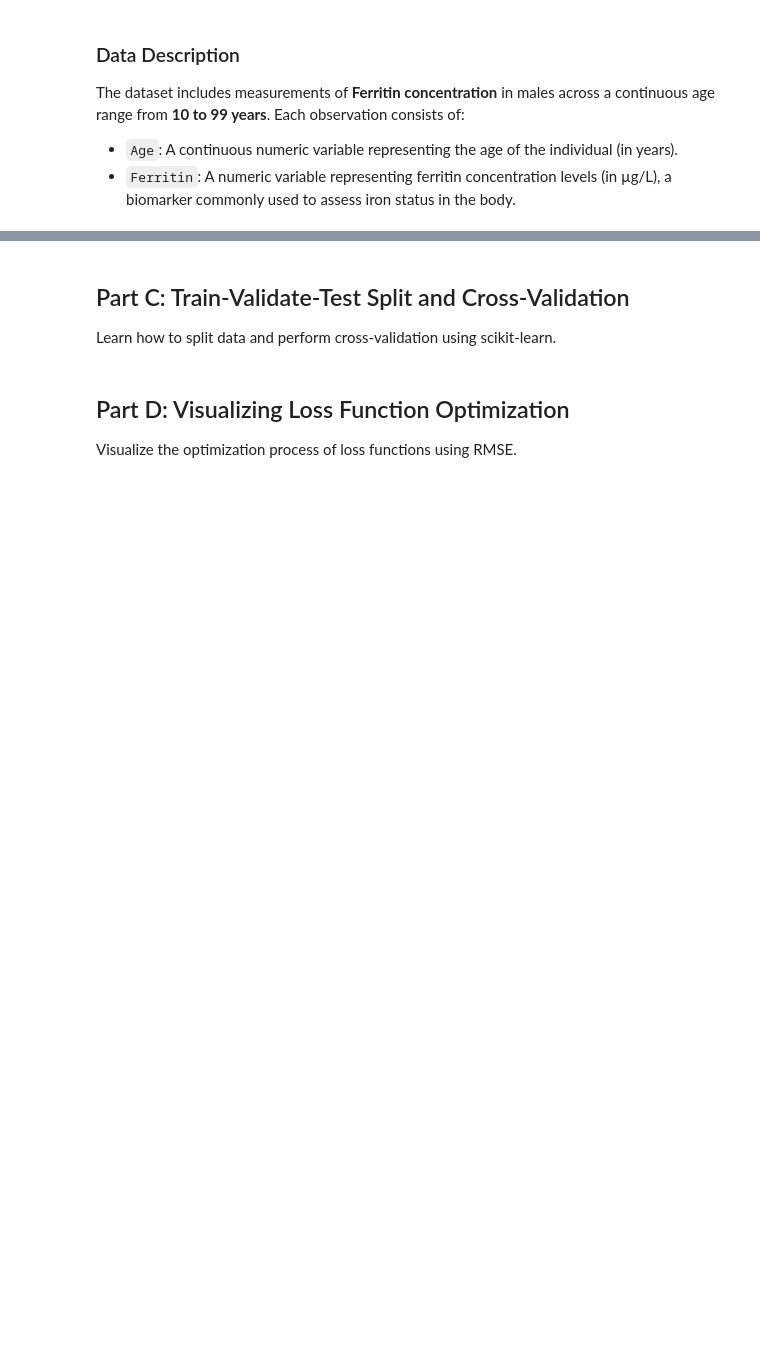
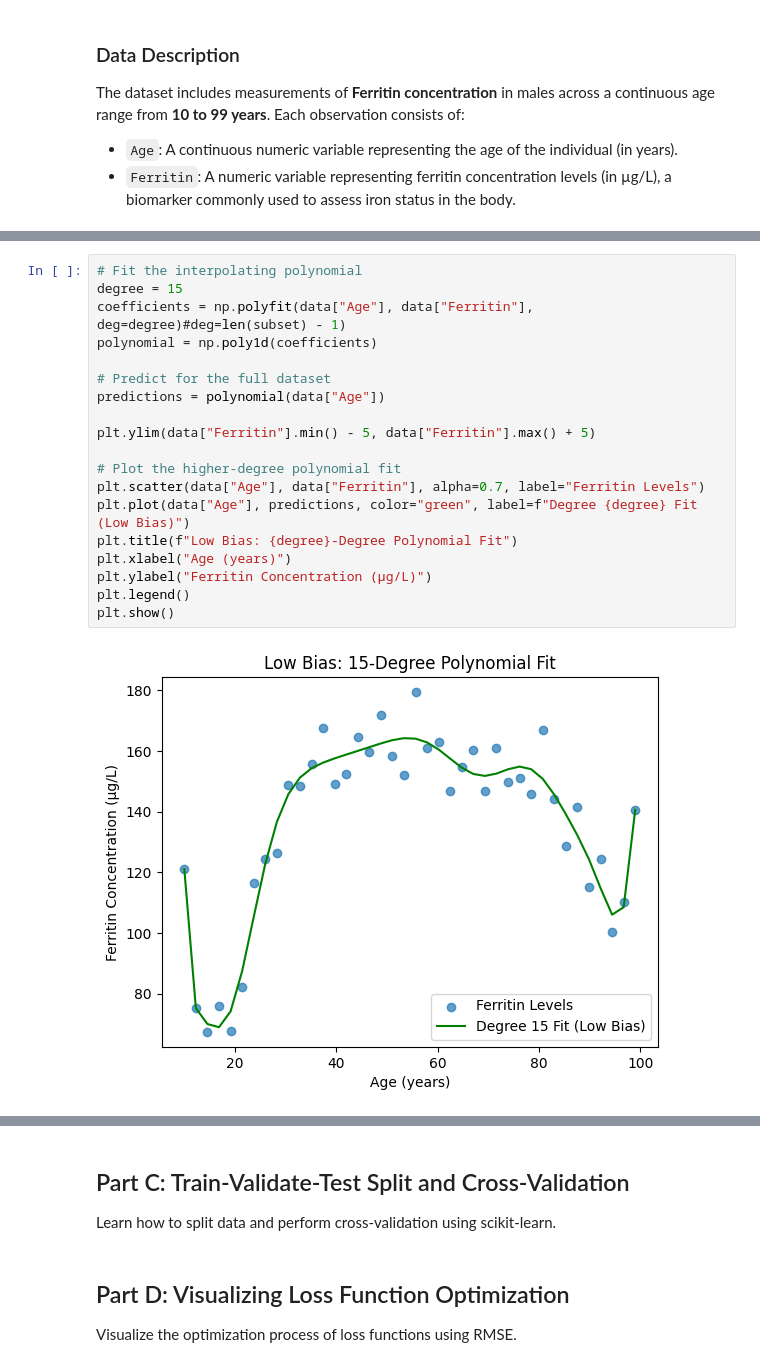
Before and after one commit to Jamoser123/PNR_Advanced_DataScience, a Jupyter notebook: 1_Overview/HandsOn_Introduction.ipynb, the cells around one changed output, grey strips where cells are left out. Drawn from its saved outputs; the diff is of its cells as text; blank space fills up the shorter version.

```diff
--- a/1_Overview/HandsOn_Introduction.ipynb
+++ b/1_Overview/HandsOn_Introduction.ipynb
@@ -391,0 +447,21 @@ We clearly see that there is a non-linear relationship (inverted U-shape) betwee
+# %%
+# Fit the interpolating polynomial
+degree = 15
+coefficients = np.polyfit(data["Age"], data["Ferritin"], deg=degree)#deg=len(subset) - 1)
+polynomial = np.poly1d(coefficients)
+
+# Predict for the full dataset
+predictions = polynomial(data["Age"])
+
+plt.ylim(data["Ferritin"].min() - 5, data["Ferritin"].max() + 5)
+
+# Plot the higher-degree polynomial fit
+plt.scatter(data["Age"], data["Ferritin"], alpha=0.7, label="Ferritin Levels")
+plt.plot(data["Age"], predictions, color="green", label=f"Degree {degree} Fit (Low Bias)")
+plt.title(f"Low Bias: {degree}-Degree Polynomial Fit")
+plt.xlabel("Age (years)")
+plt.ylabel("Ferritin Concentration (µg/L)")
+plt.legend()
+plt.show()
+# %% [output]
+[figure, added]
```
Also changed, not shown: parts of 31 cells of this notebook.
